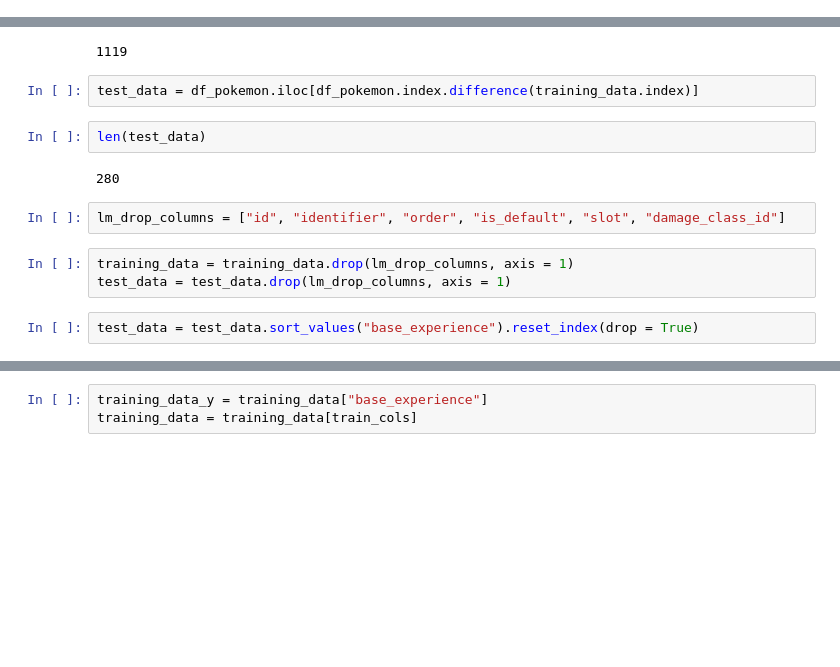
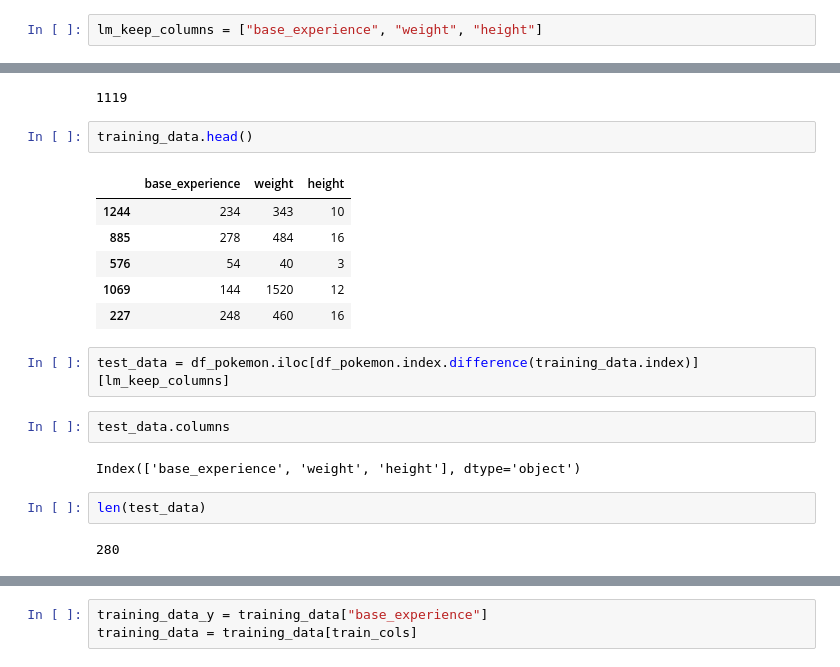
Before and after one commit to ryancollingwood/Pokedex, a Jupyter notebook: Pokedex.ipynb, the cells around one changed output, grey strips where cells are left out. Cells and saved outputs as stored; diff of their text form; blank space fills up the shorter version.

```diff
--- a/Pokedex.ipynb
+++ b/Pokedex.ipynb
@@ -689,0 +744,2 @@ lm = LinearRegression()
+# %%
+lm_keep_columns = ["base_experience", "weight", "height"]
@@ -702,16 +761,22 @@ Index(['id', 'identifier', 'species_id', 'height', 'weight', 'base_experience',
 len(training_data)
 # %% [output]
 1119
+# %%
+training_data.head()
+# %% [output]
+|  | base_experience | weight | height |
+| 1244 | 234 | 343 | 10 |
+| 885 | 278 | 484 | 16 |
+| 576 | 54 | 40 | 3 |
+| 1069 | 144 | 1520 | 12 |
+| 227 | 248 | 460 | 16 |
 # %%
-test_data = df_pokemon.iloc[df_pokemon.index.difference(training_data.index)]
+test_data = df_pokemon.iloc[df_pokemon.index.difference(training_data.index)][lm_keep_columns]
+# %%
+test_data.columns
+# %% [output]
+Index(['base_experience', 'weight', 'height'], dtype='object')
 # %%
 len(test_data)
 # %% [output]
 280
-# %%
-lm_drop_columns = ["id", "identifier", "order", "is_default", "slot", "damage_class_id"]
-# %%
-training_data = training_data.drop(lm_drop_columns, axis = 1)
-test_data = test_data.drop(lm_drop_columns, axis = 1)
-# %%
-test_data = test_data.sort_values("base_experience").reset_index(drop = True)
```
Also changed, not shown: parts of 43 cells of this notebook.
